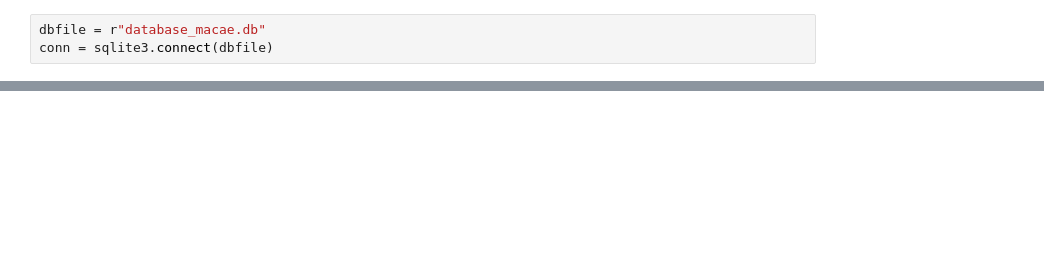
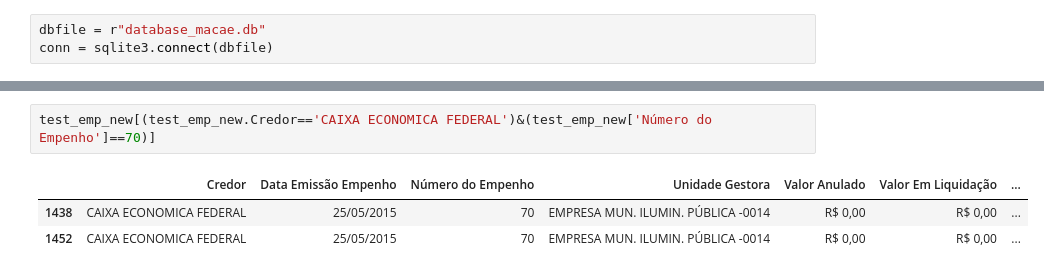
Before and after one commit to mmcodesso/portaltransparenciamacae, a Jupyter notebook: Untitled.ipynb, the cells around one changed output, grey strips where cells are left out. Drawn from its saved outputs; the diff is of its cells as text; blank space fills up the shorter version.

```diff
--- a/Untitled.ipynb
+++ b/Untitled.ipynb
@@ -27,0 +104,6 @@ df[df.contrato==1439924466]
+# %%
+test_emp_new[(test_emp_new.Credor=='CAIXA ECONOMICA FEDERAL')&(test_emp_new['Número do Empenho']==70)]
+# %% [output]
+|  | Credor | Data Emissão Empenho | Número do Empenho | Unidade Gestora | Valor Anulado | Valor Em Liquidação | ... |
+| 1438 | CAIXA ECONOMICA FEDERAL | 25/05/2015 | 70 | EMPRESA MUN. ILUMIN. PÚBLICA -0014 | R$ 0,00 | R$ 0,00 | ... |
+| 1452 | CAIXA ECONOMICA FEDERAL | 25/05/2015 | 70 | EMPRESA MUN. ILUMIN. PÚBLICA -0014 | R$ 0,00 | R$ 0,00 | ... |
```
Also changed, not shown: parts of 12 cells of this notebook, 14 other files.
